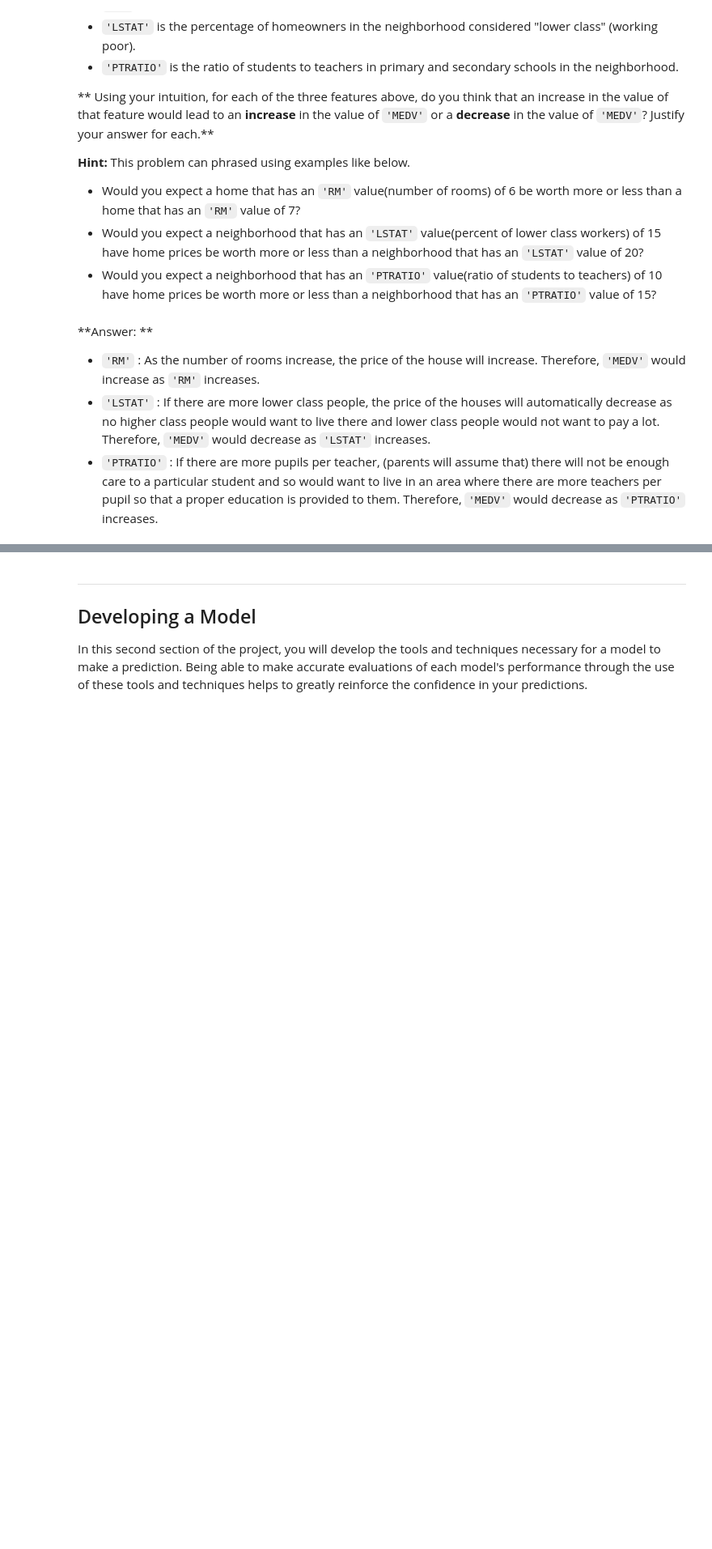
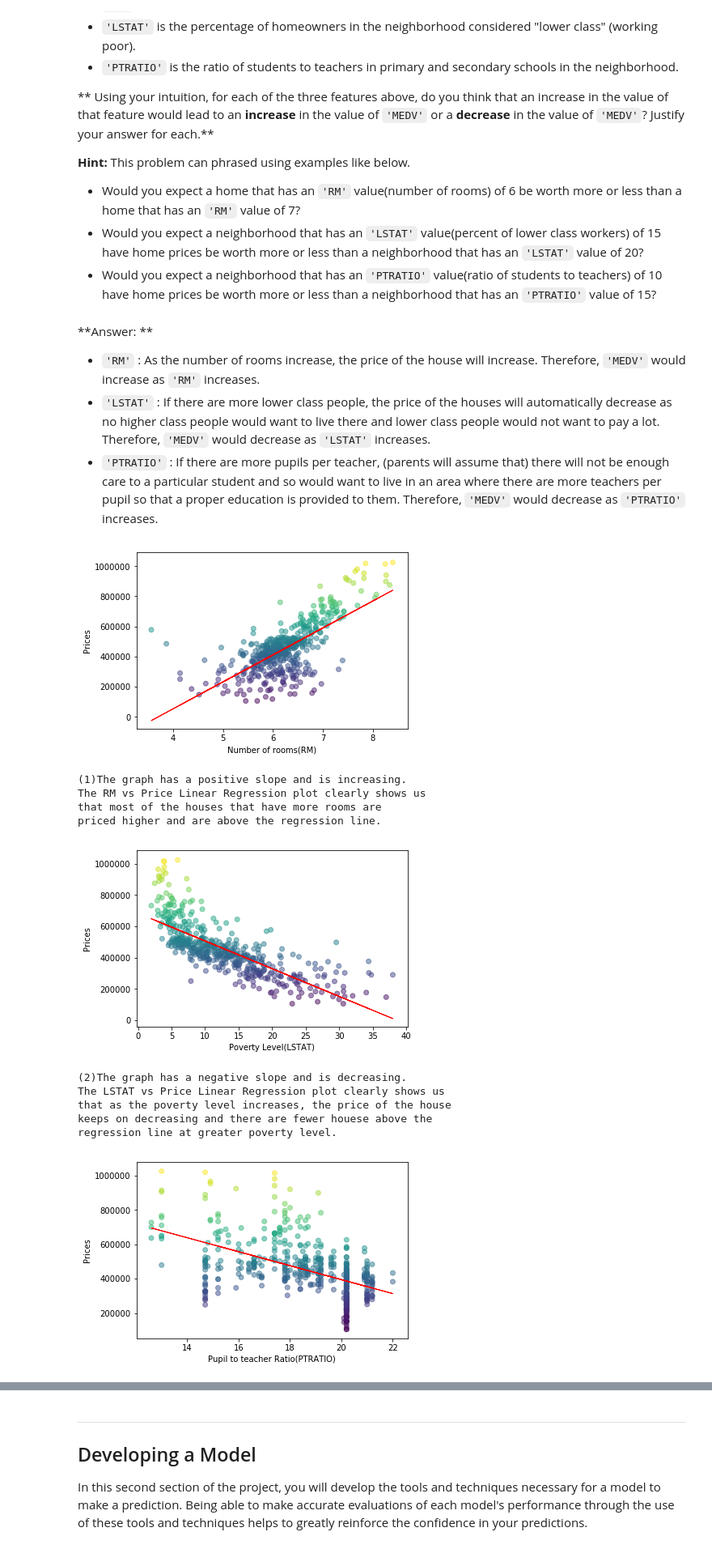
Before and after one commit to ashwanijha04/boston_housing, a Jupyter notebook: boston_housing.ipynb, the cells around one changed output, grey strips where cells are left out. Shown at 81% size. Drawn from its saved outputs; the diff is of its cells as text; code cells hidden in the pictures; blank space fills up the shorter version.

Commit message:
Added visuals to Answers 1 and 2

```diff
--- a/boston_housing.ipynb
+++ b/boston_housing.ipynb
@@ -102,3 +103,81 @@ As a reminder, we are using three features from the Boston housing dataset: `'RM
 - `'RM'` : As the number of rooms increase, the price of the house will increase. Therefore, `'MEDV'` would increase as `'RM'` increases.
 - `'LSTAT'` : If there are more lower class people, the price of the houses will automatically decrease as no higher    class people would want to live there and lower class people would not want to pay a lot. Therefore, `'MEDV'` would  decrease as `'LSTAT'` increases.
 - `'PTRATIO'` : If there are more pupils per teacher, (parents will assume that) there will not be enough care to a particular student and so would want to live in an area where there are more teachers per pupil so that a proper education is provided to them. Therefore, `'MEDV'` would decrease as `'PTRATIO'` increases.
+# %%
+from sklearn.linear_model import LinearRegression
+
+# Function to plot Linear Regression on the PTRATIO vs Prices data
+def plotPTRATIO():
+    reg = LinearRegression()
+    pt_ratio = data['PTRATIO'].values.reshape(-1,1)
+    reg.fit(pt_ratio, prices)
+    plt.plot(pt_ratio, reg.predict(pt_ratio), color='red', linewidth=1)
+    plt.scatter(pt_ratio, prices, alpha=0.5, c=prices)
+    plt.xlabel("Pupil to teacher Ratio(PTRATIO)")
+    plt.ylabel("Prices")
+    plt.show()
+
+# Function to plot Linear Regression on the LSTAT vs Prices data
+def plotLSTAT():
+    reg = LinearRegression()
+    LSTAT = data['LSTAT'].values.reshape(-1,1)
+    reg.fit(LSTAT, prices)
+    plt.plot(LSTAT, reg.predict(LSTAT), color='red', linewidth=1)
+    plt.scatter(LSTAT, prices, alpha=0.5, c=prices)
+    plt.xlabel("Poverty Level(LSTAT)")
+    plt.ylabel("Prices")
+    plt.show()
+
+# Function to plot Linear Regression on the RM vs Prices data
+def plotRM():
+    reg = LinearRegression()
+    RM = data['RM'].values.reshape(-1,1)
+    reg.fit(RM, prices)
+    plt.plot(RM, reg.predict(RM), color='red', linewidth=1)
+    plt.scatter(RM, prices, alpha=0.5, c=prices)
+    plt.xlabel("Number of rooms(RM)")
+    plt.ylabel("Prices")
+    plt.show()
+
+plotRM()
+print \
+"""
+(1)The graph has a positive slope and is increasing.
+The RM vs Price Linear Regression plot clearly shows us
+that most of the houses that have more rooms are
+priced higher and are above the regression line.
+
+"""
+plotLSTAT()
+print \
+"""
+(2)The graph has a negative slope and is decreasing.
+The LSTAT vs Price Linear Regression plot clearly shows us
+that as the poverty level increases, the price of the house
+keeps on decreasing and there are fewer houese above the
+regression line at greater poverty level.
+
+"""
+plotPTRATIO()
+print \
+"""
+(3)The graph has a negative slope and is decreasing.
+The PTRATIO vs Price Linear Regression plot clearly shows us
+that as the Pupil to Teacher ratio increases, the price of the house
+keeps on decreasing and there are fewer houese above the
+regression line at greater Pupil to Teacher ratios.
+
+"""
+# %% [output]
+[figure, added]
+(1)The graph has a positive slope and is increasing.
+The RM vs Price Linear Regression plot clearly shows us
+that most of the houses that have more rooms are
+priced higher and are above the regression line.
+[figure, added]
+(2)The graph has a negative slope and is decreasing.
+The LSTAT vs Price Linear Regression plot clearly shows us
+that as the poverty level increases, the price of the house
+keeps on decreasing and there are fewer houese above the
+regression line at greater poverty level.
+[figure, added]
```
Also changed, not shown: parts of 5 cells of this notebook.
